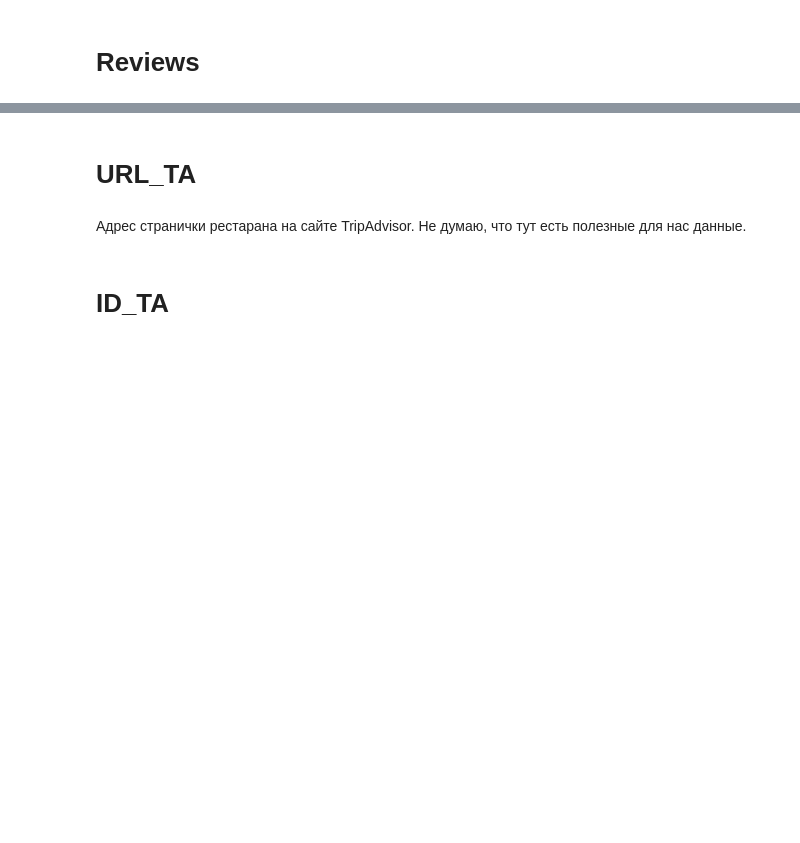
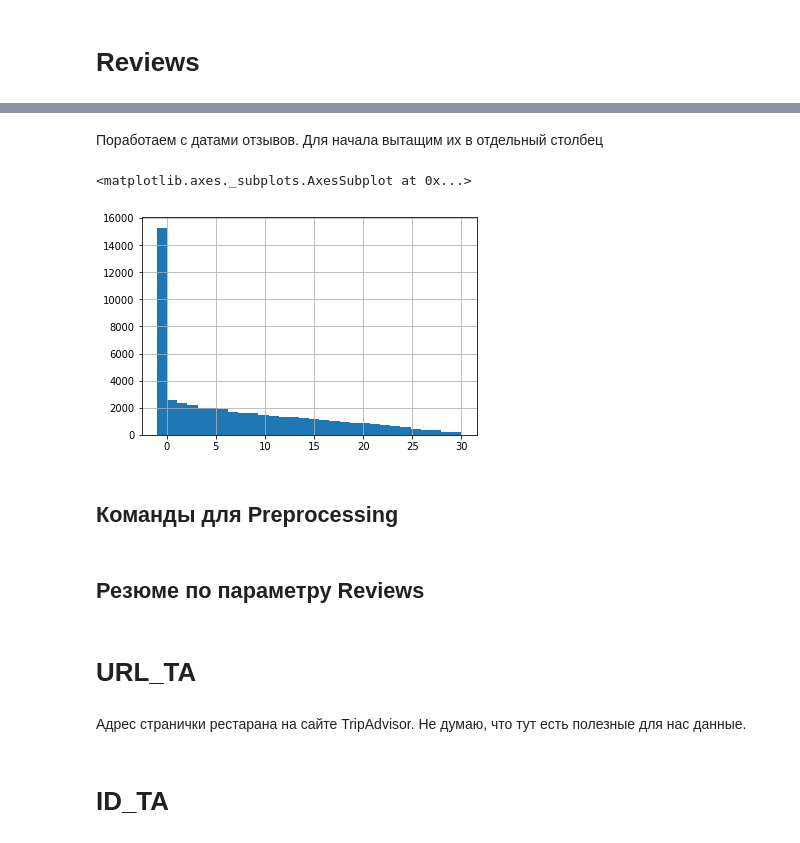
Before and after one commit to IvanRumyantsev/skillfactory_rds, a Jupyter notebook: Project3.Predict TripAdvisor Rating/[SF-DST-10-Arcis] Restaurant Rating prediction.ipynb, the cells around one changed output, grey strips where cells are left out. Saved outputs shown, nothing was run; the diff lists cells and outputs as text; code cells hidden in the pictures; blank space fills up the shorter version.

```diff
--- a/Project3.Predict TripAdvisor Rating/[SF-DST-10-Arcis] Restaurant Rating prediction.ipynb
+++ b/Project3.Predict TripAdvisor Rating/[SF-DST-10-Arcis] Restaurant Rating prediction.ipynb
@@ -230,0 +350,29 @@ data['Number of Reviews'].fillna(0, inplace=True)
+# %%
+df['Reviews'].fillna('[[], []]', inplace = True)
+df['reviews_nans'] = (df['Reviews']=='[[], []]').astype('uint8')
+# %% [markdown]
+Поработаем с датами отзывов. Для начала вытащим их в отдельный столбец
+# %%
+df['review_dates'] = df['Reviews'].str.findall('\d+/\d+/\d+')
+# %%
+def list_data_f(s):
+    pattern = re.compile('\d\d/\d\d/\d\d\d\d')
+    list_dates = []
+    if len(s) < 9:
+        return datetime(2016, 1, 1).day - datetime(2016, 1, 2).day
+    else:
+        list_date = pattern.findall(s)
+        list_dates.extend([datetime.strptime(x, '%m/%d/%Y') for x in list_date])
+        if len(list_dates) == 2:
+            return abs(list_dates[0].day - list_dates[1].day)
+        else:
+            return datetime(2016, 1, 1).day - datetime(2016, 1, 1).day
+# %%
+df['Time_delta'] = df.Reviews.apply(list_data_f)
+# %%
+df['Time_delta'].hist(bins = 30)
+# %% [output]
+<matplotlib.axes._subplots.AxesSubplot at 0x...>
+[figure, added]
+# %% [markdown]
+## Команды для Preprocessing
@@ -231,3 +383,5 @@ data['Number of Reviews'].fillna(0, inplace=True)
+# %% [markdown]
+## Резюме по параметру Reviews
 # %% [markdown]
 # URL_TA
 # %% [markdown]
```
Also changed, not shown: parts of 40 cells of this notebook.
